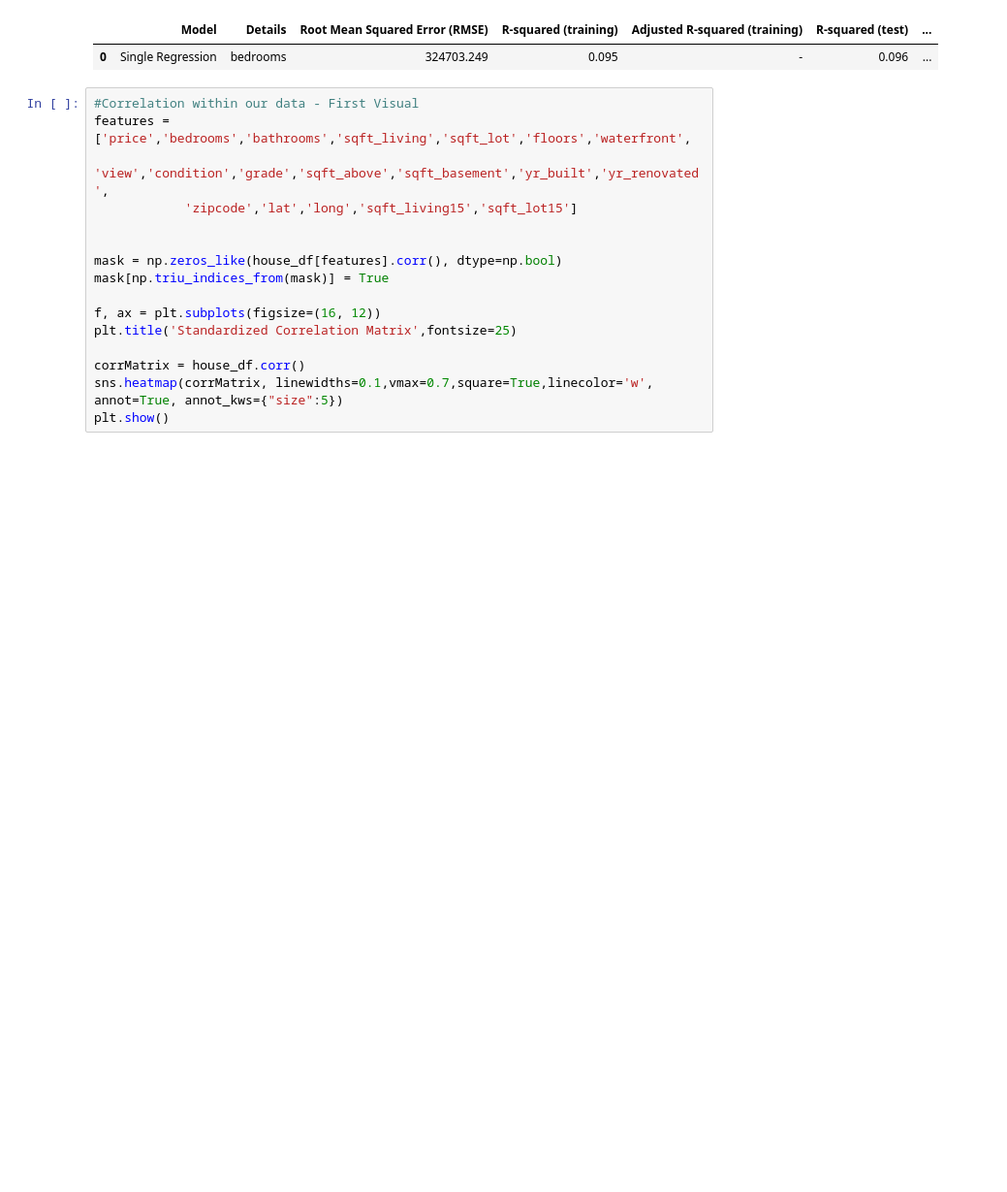
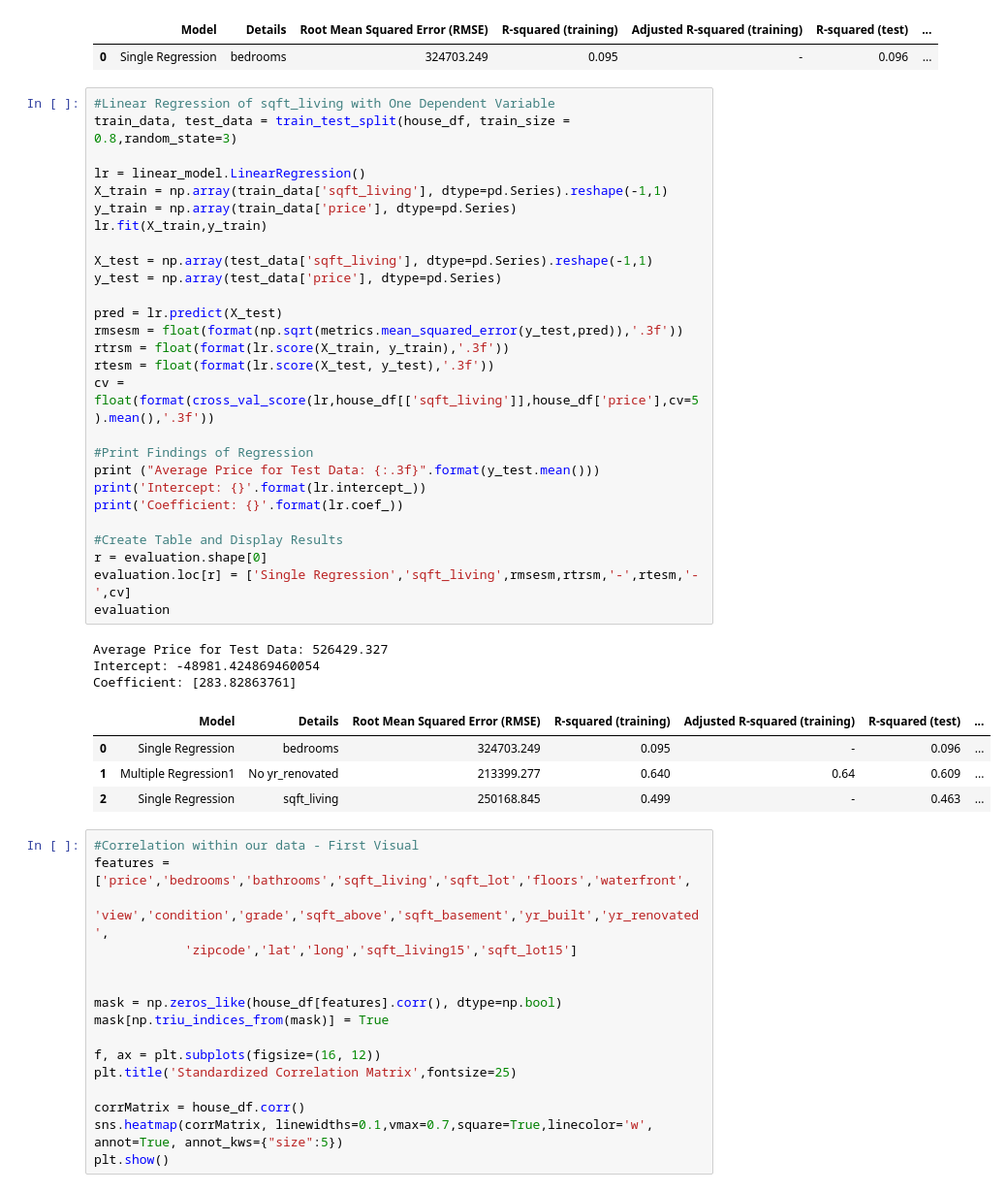
Before and after one commit to umarovj/Fantastic_4, a Jupyter notebook: Group_Project_Final.ipynb, the cells around one changed output. Shown: that part at 97% size. Saved outputs shown, nothing was run; the diff lists cells and outputs as text; blank space fills up the shorter version.

```diff
--- a/Group_Project_Final.ipynb
+++ b/Group_Project_Final.ipynb
@@ -263,6 +263,41 @@ Intercept: 129518.75568788679
 Coefficient: [122753.60239898]
 |  | Model | Details | Root Mean Squared Error (RMSE) | R-squared (training) | Adjusted R-squared (training) | R-squared (test) | ... |
 | 0 | Single Regression | bedrooms | 324703.249 | 0.095 | - | 0.096 | ... |
+# %%
+#Linear Regression of sqft_living with One Dependent Variable
+train_data, test_data = train_test_split(house_df, train_size = 0.8,random_state=3)
+
+lr = linear_model.LinearRegression()
+X_train = np.array(train_data['sqft_living'], dtype=pd.Series).reshape(-1,1)
+y_train = np.array(train_data['price'], dtype=pd.Series)
+lr.fit(X_train,y_train)
+
+X_test = np.array(test_data['sqft_living'], dtype=pd.Series).reshape(-1,1)
+y_test = np.array(test_data['price'], dtype=pd.Series)
+
+pred = lr.predict(X_test)
+rmsesm = float(format(np.sqrt(metrics.mean_squared_error(y_test,pred)),'.3f'))
+rtrsm = float(format(lr.score(X_train, y_train),'.3f'))
+rtesm = float(format(lr.score(X_test, y_test),'.3f'))
+cv = float(format(cross_val_score(lr,house_df[['sqft_living']],house_df['price'],cv=5).mean(),'.3f'))
+
+#Print Findings of Regression
+print ("Average Price for Test Data: {:.3f}".format(y_test.mean()))
+print('Intercept: {}'.format(lr.intercept_))
+print('Coefficient: {}'.format(lr.coef_))
+
+#Create Table and Display Results
+r = evaluation.shape[0]
+evaluation.loc[r] = ['Single Regression','sqft_living',rmsesm,rtrsm,'-',rtesm,'-',cv]
+evaluation
+# %% [output]
+Average Price for Test Data: 526429.327
+Intercept: -48981.424869460054
+Coefficient: [283.82863761]
+|  | Model | Details | Root Mean Squared Error (RMSE) | R-squared (training) | Adjusted R-squared (training) | R-squared (test) | ... |
+| 0 | Single Regression | bedrooms | 324703.249 | 0.095 | - | 0.096 | ... |
+| 1 | Multiple Regression1 | No yr_renovated | 213399.277 | 0.640 | 0.64 | 0.609 | ... |
+| 2 | Single Regression | sqft_living | 250168.845 | 0.499 | - | 0.463 | ... |
 # %%
 #Correlation within our data - First Visual
 features = ['price','bedrooms','bathrooms','sqft_living','sqft_lot','floors','waterfront',
```
Also changed, not shown: parts of 8 cells of this notebook.
